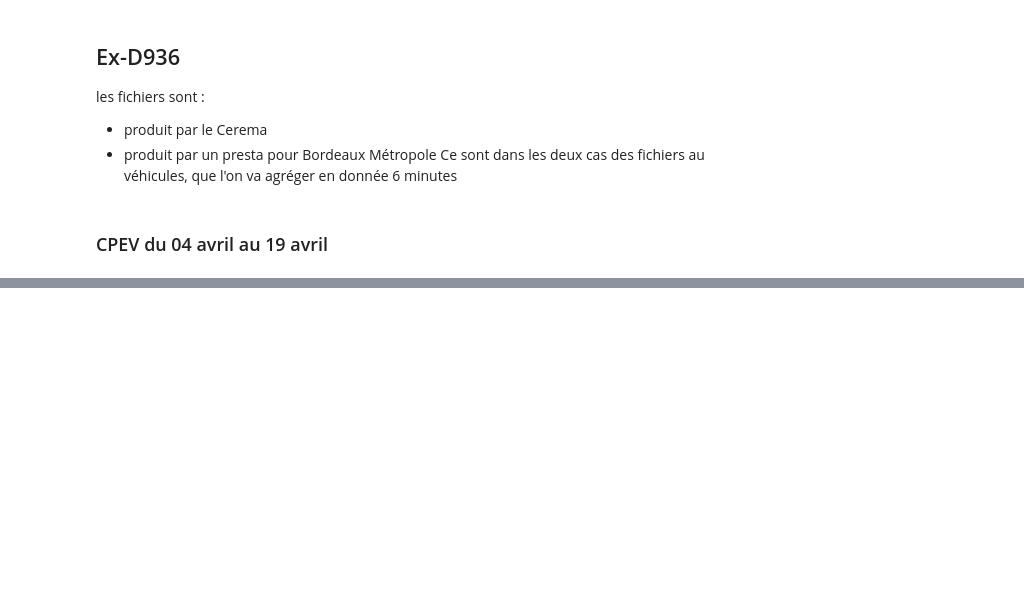
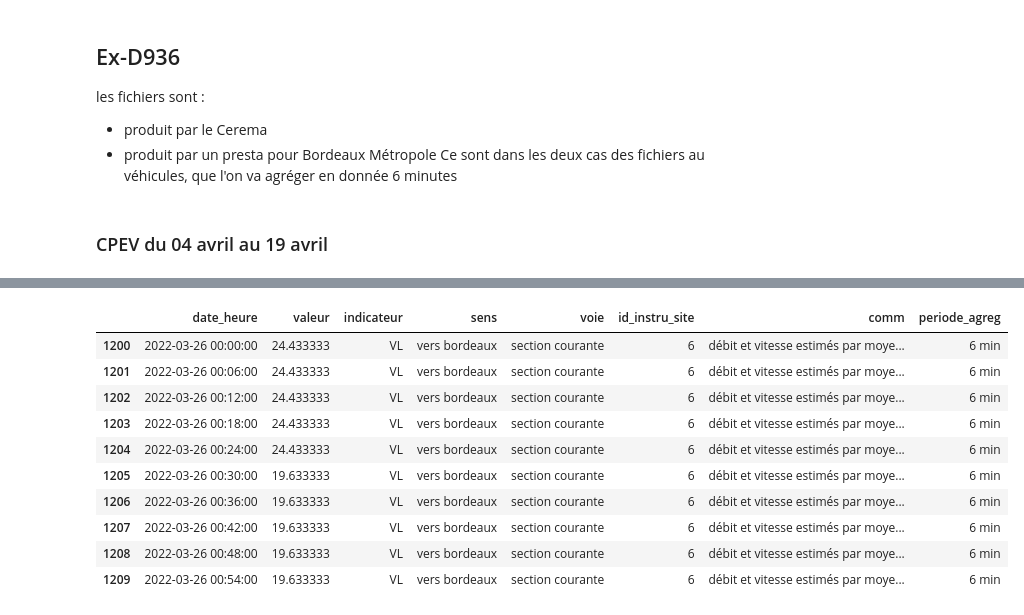
Before and after one commit to nantodevison/PPBE_BdxMet, a Jupyter notebook: notebooks/Import_donnees.ipynb, the cells around one changed output, grey strips where cells are left out. Drawn from its saved outputs; the diff is of its cells as text; code cells hidden in the pictures; blank space fills up the shorter version.

```diff
--- a/notebooks/Import_donnees.ipynb
+++ b/notebooks/Import_donnees.ipynb
@@ -235,0 +235,14 @@ dfEstimNan[['vts_pl', 'vts_vl']].ffill().rename(columns={'vts_pl': 'Vmoy_PL', 'v
+# %%
+dfEstimTrafic.loc[dfEstimTrafic.date_heure.dt.dayofweek == 5].head(10)
+# %% [output]
+|  | date_heure | valeur | indicateur | sens | voie | id_instru_site | comm | periode_agreg |
+| 1200 | 2022-03-26 00:00:00 | 24.433333 | VL | vers bordeaux | section courante | 6 | débit et vitesse estimés par moye... | 6 min |
+| 1201 | 2022-03-26 00:06:00 | 24.433333 | VL | vers bordeaux | section courante | 6 | débit et vitesse estimés par moye... | 6 min |
+| 1202 | 2022-03-26 00:12:00 | 24.433333 | VL | vers bordeaux | section courante | 6 | débit et vitesse estimés par moye... | 6 min |
+| 1203 | 2022-03-26 00:18:00 | 24.433333 | VL | vers bordeaux | section courante | 6 | débit et vitesse estimés par moye... | 6 min |
+| 1204 | 2022-03-26 00:24:00 | 24.433333 | VL | vers bordeaux | section courante | 6 | débit et vitesse estimés par moye... | 6 min |
+| 1205 | 2022-03-26 00:30:00 | 19.633333 | VL | vers bordeaux | section courante | 6 | débit et vitesse estimés par moye... | 6 min |
+| 1206 | 2022-03-26 00:36:00 | 19.633333 | VL | vers bordeaux | section courante | 6 | débit et vitesse estimés par moye... | 6 min |
+| 1207 | 2022-03-26 00:42:00 | 19.633333 | VL | vers bordeaux | section courante | 6 | débit et vitesse estimés par moye... | 6 min |
+| 1208 | 2022-03-26 00:48:00 | 19.633333 | VL | vers bordeaux | section courante | 6 | débit et vitesse estimés par moye... | 6 min |
+| 1209 | 2022-03-26 00:54:00 | 19.633333 | VL | vers bordeaux | section courante | 6 | débit et vitesse estimés par moye... | 6 min |
```
Also changed, not shown: parts of 8 cells of this notebook, 5 other files.
